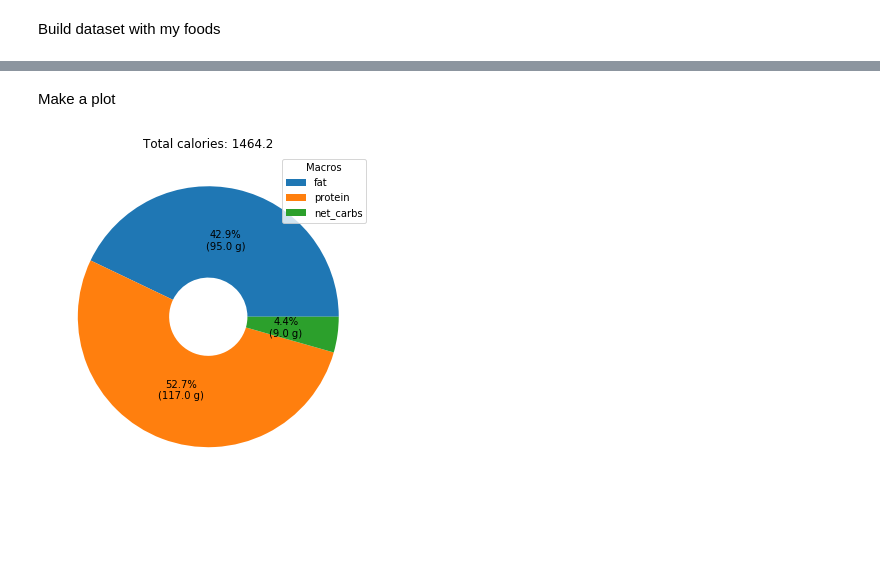
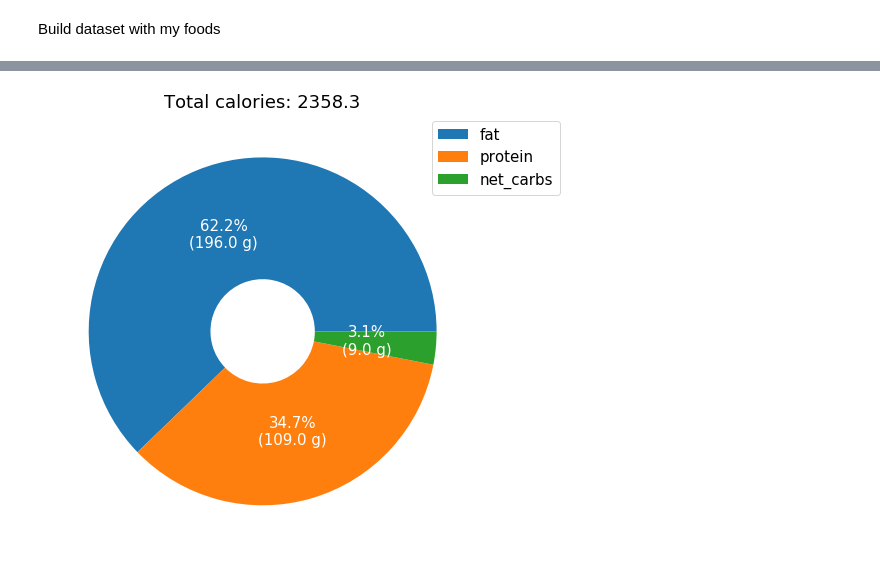
Before and after one commit to fabiangunzinger/learning, a Jupyter notebook: food-data/foods.ipynb, the cells around one changed output, grey strips where cells are left out. Drawn from its saved outputs; the diff is of its cells as text; code cells hidden in the pictures; blank space fills up the shorter version.

```diff
--- a/food-data/foods.ipynb
+++ b/food-data/foods.ipynb
@@ -203,25 +136,76 @@ dtype: float64
-# %% [markdown]
-Make a plot
 # %%
-import matplotlib.pyplot as plt
+lunch = {
+    'avg lettuce': 1.5,
+    'avocado': 1.5,
+    'olive oil': 0.2,
+    'red pepper': 1,
+    'tofu': 1.5,
+    'nuts and seed mix': 0.5
+}
+
+creatine_bomb = {
+    'cocoa powder': 0.1,
+    'coconut fat': 0.5,
+    'coconut flakes': 0.1,
+    'almond': 0.2,
+}
+
+snack = {
+    'egg': 1.3,
+    'olive oil': 0.2,
+    'spinach': 0.4,
+    'mushrooms': 0.5,
+}
+
+supper = {
+    'avg veg': 3,
+    'avocado': 1.5,
+    'butter': 0.2,
+    'pork steak': 2
+}
+
+
+def calc_nutrients(foods, portions):
+    """
+    Calculate nutrients for portions.
+    """
+    pieces = []
+    nutrients = ['calories', 'fat', 'protein', 'net_carbs']
+    for ingredient, portion in portions.items():
+        nuts = foods.loc[foods.name == ingredient, nutrients] * portion
+        pieces.append(nuts)
+
+    nutrients = pd.concat(pieces)
+    nutrients[nutrients < 0] = 0
+    return nutrients.sum()
+
 
 def make_doughnut(data):
     """
     Create a piechart based on nutrition data.
     """
     calories = data[0]
     macros = data[1:]
 
     def func(pct, allvals):
         absolute = int(pct / 100 * sum(allvals))
         return f"{pct:.1f}%\n({absolute:.1f} g)"
 
-    fig, ax = plt.subplots(figsize=(6, 6))
+    fig, ax = plt.subplots(figsize=(8, 8))
     wedges, _, _ = ax.pie(macros, wedgeprops=dict(width=0.7),
+                          textprops=dict(color='white', size=15),
                           autopct=lambda pct: func(pct, macros))
-    ax.legend(wedges, macros.index, title='Macros')
-    ax.set_title(f'Total calories: {calories}');
+    ax.legend(wedges, macros.index,
+              bbox_to_anchor=(.7, 0, .5, 1),
+              fontsize=15)
+    ax.set_title(f'Total calories: {calories}',
+                 fontdict=dict(size=18));
+
+
+meals = {**lunch, **snack, **supper}
+
+nuts = calc_nutrients(myfoods, meals)
 
 make_doughnut(nuts)
 # %% [output]
-[figure, old version]
+[figure, new version]
```
Also changed, not shown: parts of 4 cells of this notebook.
